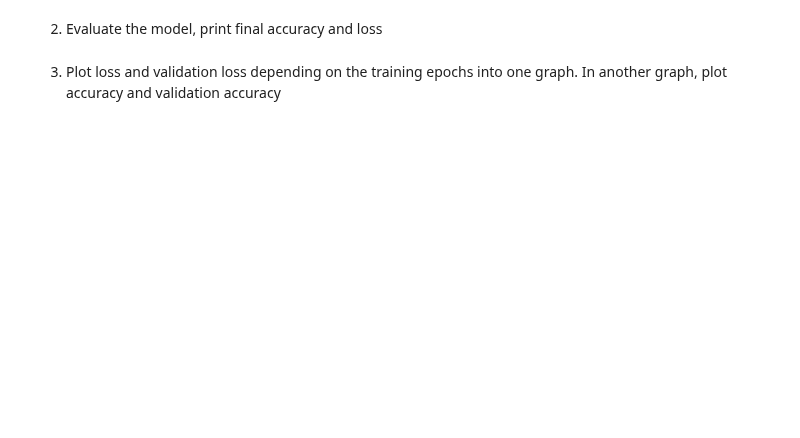
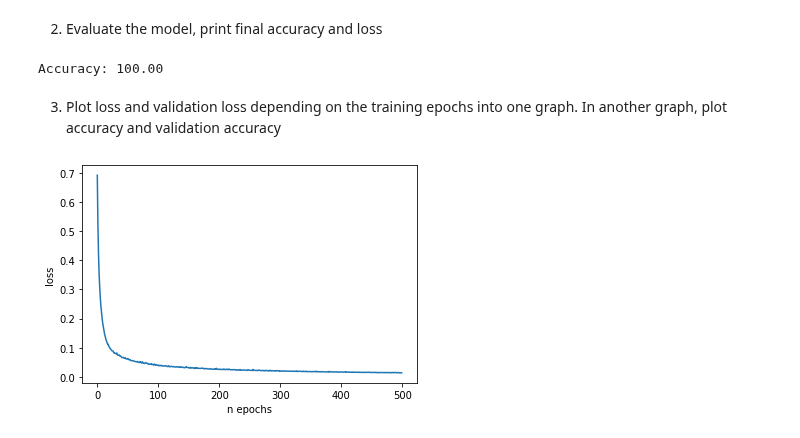
Before and after one commit to Dan5049/MPC-MLF, a Jupyter notebook: cv05/Lab_05_task.ipynb, the cells around one changed output. Saved outputs shown, nothing was run; the diff lists cells and outputs as text; code cells hidden in the pictures; blank space fills up the shorter version.

```diff
--- a/cv05/Lab_05_task.ipynb
+++ b/cv05/Lab_05_task.ipynb
@@ -243,2 +272,5 @@ The target value also has to be encoded. This can be done by one-hot encoding or
 # %%
 #WRITE YOUR CODE HERE
+y_train = y_train.replace('republican', 1)
+y2 = y_train.replace('democrat', 0)
+y2
@@ -253,3 +296,8 @@ The target value also has to be encoded. This can be done by one-hot encoding or
+# %%
+# WRITE YOU CODE HERE
+model2 = Sequential()
+model2.add(Dense(2, input_dim=48, activation='sigmoid'))
+model2.add(Dense(1, activation='sigmoid'))
 # %% [markdown]
 2. Check what *model.summary()* does
 # %%
@@ -261,4 +322,9 @@ The target value also has to be encoded. This can be done by one-hot encoding or
+# %%
+# WRITE YOUR CODE HERE
+optimizer2 = tf.keras.optimizers.SGD(learning_rate=0.8)
+model2.compile(loss='binary_crossentropy', optimizer=optimizer2, metrics=['accuracy'])
 # %% [markdown]
 4. Train the model. Specify the number of epochs and batch size. Now is the time to create a validation dataset. Set 20% of dataset to be a validation dataset
 # %%
 #cWRITE YOUR CODE HERE
+history2 = model2.fit(X2, y2, epochs=500, batch_size=50)
@@ -275,2 +377,8 @@ The target value also has to be encoded. This can be done by one-hot encoding or
+# %%
+# WRITE YOUR CODE HERE
+loss, accuracy = model2.evaluate(X2, y2, verbose=0)
+print('Accuracy: {:.2f}'.format(accuracy*100))
+# %% [output]
+Accuracy: 100.00
 # %% [markdown]
 3. Plot loss and validation loss depending on the training epochs into one graph. In another graph, plot accuracy and validation accuracy
@@ -278,0 +385,10 @@ The target value also has to be encoded. This can be done by one-hot encoding or
+# %%
+# WRITE YOUR CODE HERE
+plt.figure()
+plt.plot(history2.history['loss'])
+#plt.plot(history2.history['val_loss'])
+plt.xlabel('n epochs')
+plt.ylabel('loss')
+plt.show()
+# %% [output]
+[figure, added]
```
Also changed, not shown: parts of 18 cells of this notebook.
